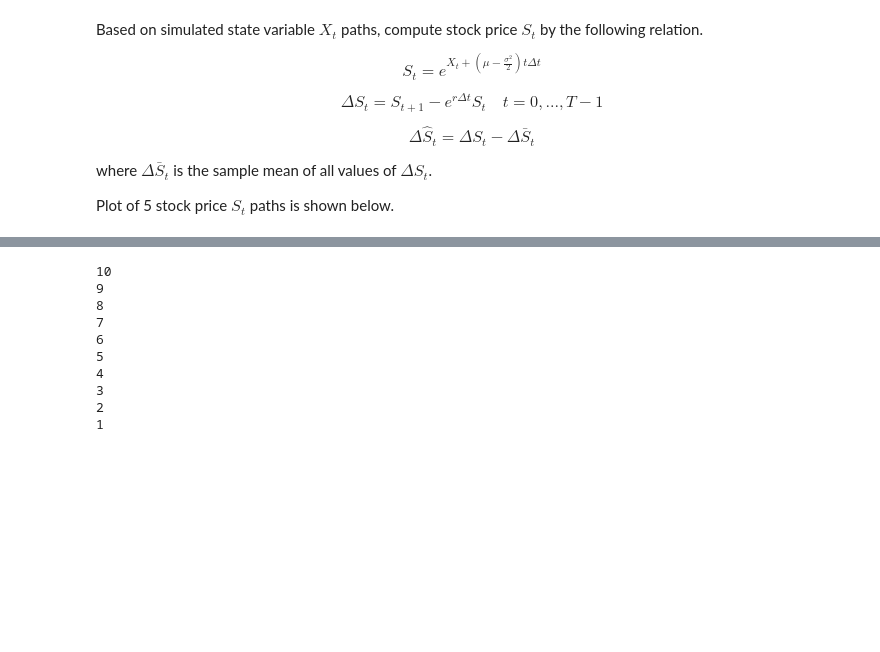
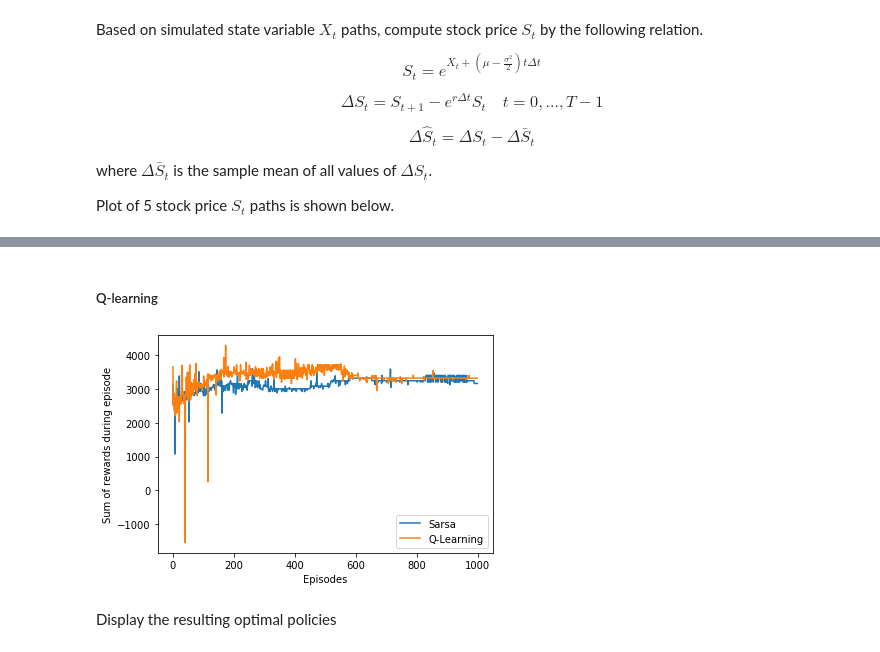
Before and after one commit to mfrdixon/ML_Finance_Codes, a Jupyter notebook: Chapter9-Reinforcement-Learning/ML_in_Finance_Market_Impact.ipynb, the cells around one changed output, grey strips where cells are left out. Cells and saved outputs as stored; diff of their text form; code cells hidden in the pictures; blank space fills up the shorter version.

```diff
--- a/Chapter9-Reinforcement-Learning/ML_in_Finance_Market_Impact.ipynb
+++ b/Chapter9-Reinforcement-Learning/ML_in_Finance_Market_Impact.ipynb
@@ -309,6 +325,8 @@ def sarsa(q_value, expected=False, step_size=ALPHA, eps=EPSILON):
         state = next_state
         action = next_action
     return rewards
+# %% [markdown]
+##### Q-learning
 # %%
 # An episode with Q-Learning
 # @q_value: values for state action pair, will be updated
@@ -328,19 +354,47 @@ def q_learning(q_value, step_size=ALPHA, eps=EPSILON):
         state = next_state
     return rewards
-# %%
-for i in range(10,0,-1):
-     print(i)
-# %% [output]
-10
-9
-8
-7
-6
-5
-4
-3
-2
-1
+# %%
+def figure_9_4():
+    # Number of episodes in each run
+    episodes = 1000#¢#500
+    EPOCH = 25
+
+    # Perform 100 independent runs
+    runs = 25#¢#
+
+    # Initialise the rewards arrays
+    rewards_sarsa = np.zeros(episodes)
+    rewards_q_learning = np.zeros(episodes)
+    for r in tqdm(range(runs)):
+        # Initialise the state-action arrays
+        q_sarsa = np.zeros((NUM_BLOCKS, NUM_S, NUM_TIME_STEPS, len(ACTIONS)))
+        q_q_learning = np.copy(q_sarsa)
+        # Update the rewards and action value arrays for each episode
+        for i in range(0, episodes):
+            # The value of epsilon is decremented exponentially
+            # after every EPOCH episodes
+            eps = EPSILON*((1-EPSILON)**(i//EPOCH))
+            rewards_sarsa[i] += sarsa(q_sarsa, eps=eps)
+            rewards_q_learning[i] += q_learning(q_q_learning, eps=eps)
+
+    # Averaging over independent runs
+    rewards_sarsa /= runs
+    rewards_q_learning /= runs
+
+    # Draw reward curves
+    plt.plot(rewards_sarsa, label='Sarsa')
+    plt.plot(rewards_q_learning, label='Q-Learning')
+    plt.xlabel('Episodes')
+    plt.ylabel('Sum of rewards during episode')
+    plt.legend()
+
+    return q_sarsa, q_q_learning
+# %%
+q_sarsa, q_q_learning = figure_9_4()
+# %% [output]
+[figure, added]
+# %% [markdown]
+Display the resulting optimal policies
 # %%
 # Print optimal policy
 def print_optimal_policy(q_value):
```
Also changed, not shown: parts of 33 cells of this notebook.
